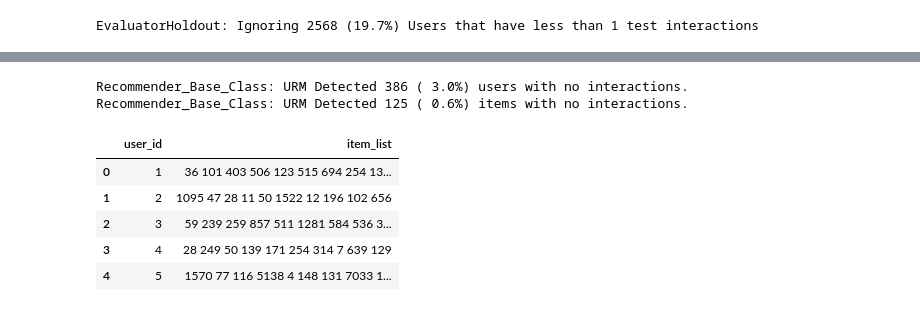
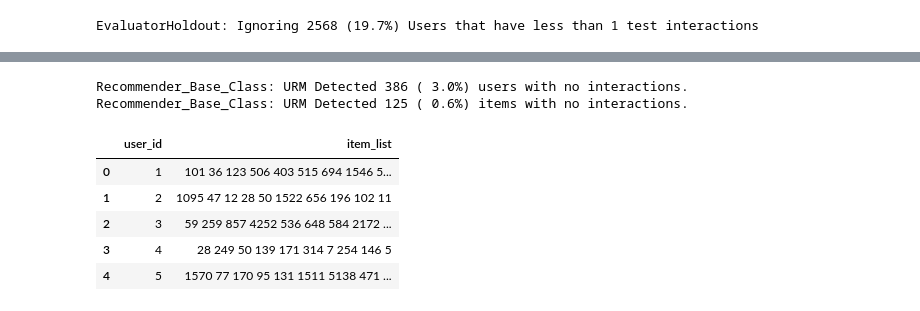
Before and after one commit to CarloSgaravatti/Recsys_Challenge_2023, a Jupyter notebook: challenge_notebooks/linear-combination.ipynb, the cells around one changed output, grey strips where cells are left out. Drawn from its saved outputs; the diff is of its cells as text; code cells hidden in the pictures.

```diff
--- a/challenge_notebooks/linear-combination.ipynb
+++ b/challenge_notebooks/linear-combination.ipynb
@@ -492,20 +499,20 @@ if config['tune_parameters']:
 [interactive output not drawn]
 # %%
 if config['tune_parameters']:
-    with open('/kaggle/working/best_params_hybrid_lr_comb_9models.json', 'w') as params_file:
+    with open('/kaggle/working/best_params_hybrid_lr_comb_10models.json', 'w') as params_file:
         json.dump(study.best_params, params_file)
 
     if config['save_github']:
         upload_file(
-            '/kaggle/working/best_params_hybrid_lr_comb_9models.json',
-            'tuning_results/best_params_hybrid_lr_comb_9models.json',
-            'Linear combination of 9 models tuning results (from kaggle notebook)'
+            '/kaggle/working/best_params_hybrid_lr_comb_10models.json',
+            'tuning_results/best_params_hybrid_lr_comb_10models.json',
+            'Linear combination of 10 models tuning results (from kaggle notebook)'
         )
 
 elif config['copy_prev_best_params']:
     shutil.copyfile(
-        '/kaggle/input/linear-combination/best_params_hybrid_lr_comb_9models.json',
-        '/kaggle/working/best_params_hybrid_lr_comb_9models.json'
+        '/kaggle/input/linear-combination/best_params_hybrid_lr_comb_10models.json',
+        '/kaggle/working/best_params_hybrid_lr_comb_10models.json'
     )
 # %%
 if config['save_github'] and config['tune_parameters']:
@@ -515,7 +522,7 @@ if config['save_github'] and config['tune_parameters']:
         'Linear combination tuning db updated results (from kaggle notebook)'
     )
 # %%
-with open('/kaggle/working/best_params_hybrid_lr_comb_9models.json', 'r') as params_file:
+with open('/kaggle/working/best_params_hybrid_lr_comb_10models.json', 'r') as params_file:
     params = json.load(params_file)
 params
 # %% [output]
@@ -553,6 +561,9 @@ recommender_nmf.load_model('/kaggle/working/Recsys_Challenge_2023/models/', 'nmf
 recommender_slim_bpr = SLIM_BPR_Python(URM_all)
 recommender_slim_bpr.load_model('/kaggle/working/Recsys_Challenge_2023/models/', 'slim_bpr_all.zip')
 
+recommender_slim = SLIMElasticNetRecommender(URM_all)
+recommender_slim.load_model('/kaggle/working/Recsys_Challenge_2023/models/', 'slim_elastic_all.zip')
+
 recommender_ease_r = EASE_R_Recommender(URM_all)
 recommender_ease_r.load_model('/kaggle/working/Recsys_Challenge_2023/models/', 'ease_r_all.zip')
 
@@ -578,11 +589,12 @@ IALSRecommender: Loading model from file '/kaggle/working/ials_all.zip'
 IALSRecommender: Loading complete
 # %%
 weights = [
+    params['slim_elastic'],
     params['item_knn'],
     params['rp3'],
     params['p3alpha'],
+    params['ials'],
     params['ease_r'],
-    params['ials'],
     params['user_knn'],
     params['svd_item'],
     params['nmf'],
@@ -590,24 +602,24 @@ weights = [
 ]
 
 recommenders = [
-    recommender_item, recommender_rp3, recommender_p3a, recommender_ials, recommender_ease_r,
-    recommender_user, recommender_pure_svd_item, recommender_nmf, recommender_slim_bpr
+    recommender_slim, recommender_item, recommender_rp3, recommender_p3a, recommender_ials,
+    recommender_ease_r, recommender_user, recommender_pure_svd_item, recommender_nmf, recommender_slim_bpr
 ]
 # %%
 linear_combinator = LinearCombinationRecommender(URM_all, recommenders, weights)
 recommendations = linear_combinator.recommend(user_ids_test['user_id'].unique() - 1, cutoff=10, return_scores=False)
 recommendations = [' '.join([str(item + 1) for item in r]).strip() for r in recommendations]
 
 submission_df = pd.DataFrame({'user_id': user_ids_test['user_id'].unique(), 'item_list': recommendations})
 display(submission_df.head())
 
-submission_df.to_csv('/kaggle/working/submission_linear_comb_9models.csv', index=False)
+submission_df.to_csv('/kaggle/working/submission_linear_comb_10models.csv', index=False)
 # %% [output]
 Recommender_Base_Class: URM Detected 386 ( 3.0%) users with no interactions.
 Recommender_Base_Class: URM Detected 125 ( 0.6%) items with no interactions.
 |  | user_id | item_list |
-| 0 | 1 | 36 101 403 506 123 515 694 254 13... |
-| 1 | 2 | 1095 47 28 11 50 1522 12 196 102 656 |
-| 2 | 3 | 59 239 259 857 511 1281 584 536 3... |
-| 3 | 4 | 28 249 50 139 171 254 314 7 639 129 |
-| 4 | 5 | 1570 77 116 5138 4 148 131 7033 1... |
+| 0 | 1 | 101 36 123 506 403 515 694 1546 5... |
+| 1 | 2 | 1095 47 12 28 50 1522 656 196 102 11 |
+| 2 | 3 | 59 259 857 4252 536 648 584 2172 ... |
+| 3 | 4 | 28 249 50 139 171 314 7 254 146 5 |
+| 4 | 5 | 1570 77 170 95 131 1511 5138 471 ... |
```
Also changed, not shown: parts of 12 cells of this notebook.
